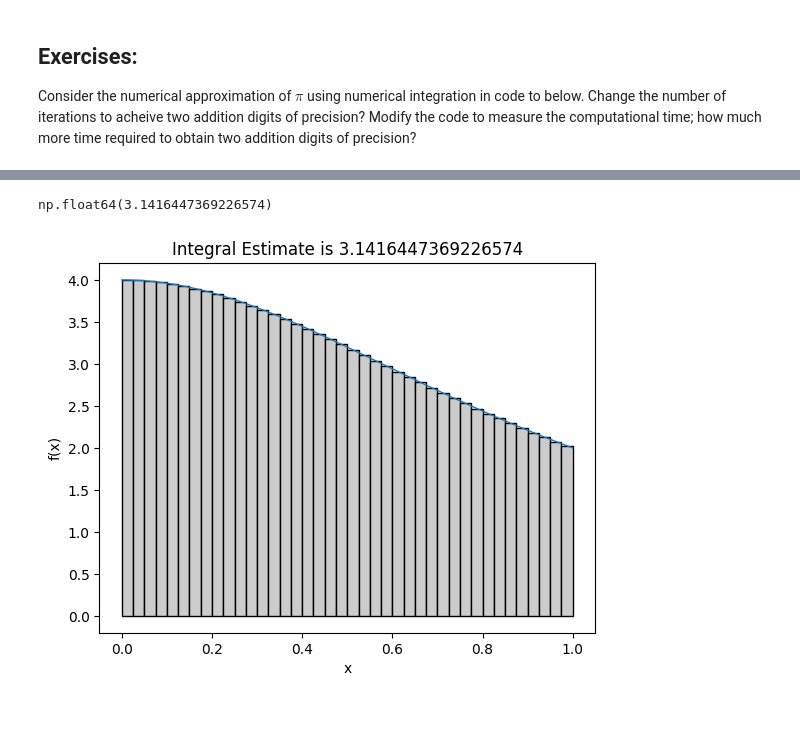
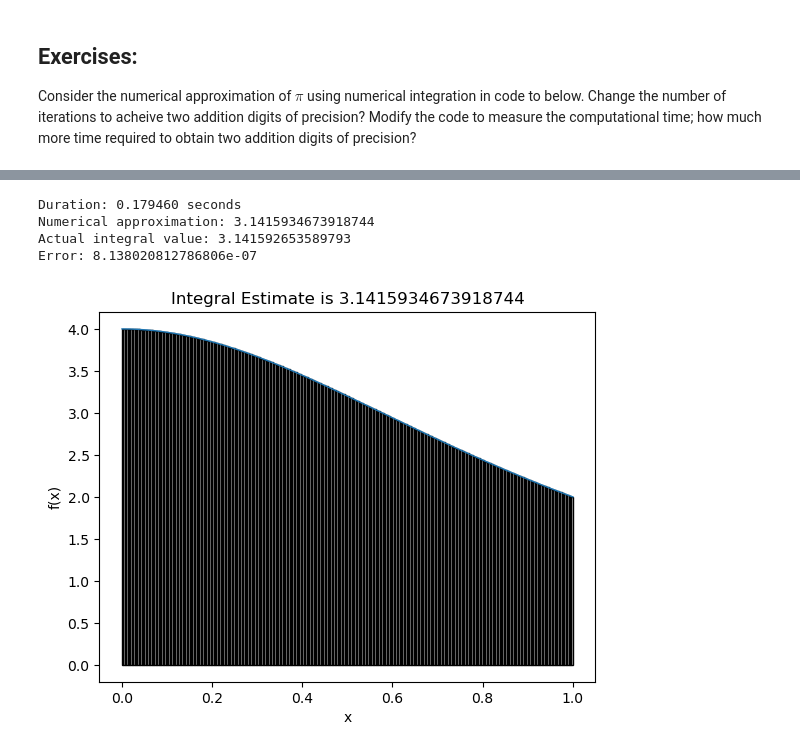
Before and after one commit to pleyva2004/Numerical-Linear-Algebra, a Jupyter notebook: python_tutorial-new.ipynb, the cells around one changed output, grey strips where cells are left out. Drawn from its saved outputs; the diff is of its cells as text; code cells hidden in the pictures; blank space fills up the shorter version.

```diff
--- a/python_tutorial-new.ipynb
+++ b/python_tutorial-new.ipynb
@@ -1561,33 +1292,56 @@ def midpoint_rule_graphical(f,a,b,num_intervals,filename):
 
         # Draw rectangles
         poly = plt.Polygon(verts, facecolor='0.8', edgecolor='k')
         ax.add_patch(poly)
 
         # Incrememnt counter
         count += 1
     # y = f(x)
 
     # Draw smooth line for f
     smooth_x = np.linspace(a,b,10000)
     smooth_y = f(smooth_x)
     plt.plot(smooth_x, smooth_y, linewidth=1)
 
     # Add labels and title
     plt.xlabel("x")
     plt.ylabel("f(x)")
     plt.title("Integral Estimate is " + str(integral*dx))
 
     # Save figure
     plt.savefig(filename)
 
     # Return approximation for integral
     return integral*dx
 
+
 # Call function
 
+import time
+
+start_time = time.perf_counter()
+
 f = lambda t: 4./(1.+t*t)
-midpoint_rule_graphical(f,0.,1.,40,'C4_fig7.pdf')
+my_pi = midpoint_rule_graphical(f,0.,1.,320,'C4_fig7.pdf')
 #midpoint_rule_graphical(np.sin,0,2*np.pi,40,'C4_fig7.pdf')
+np.abs(my_pi - np.pi)
+
+end_time = time.perf_counter()
+
+duration = end_time - start_time
+print(f"Duration: {duration:.6f} seconds")  # Show more decimal places
+
+# Compute the actual integral analytically for comparison
+# For f(t) = 4/(1+t²), the antiderivative is 4*arctan(t)
+# So integral from 0 to 1 is 4*arctan(1) - 4*arctan(0) = 4*(π/4) - 4*0 = π
+
+actual_integral = 4 * np.arctan(1) - 4 * np.arctan(0)
+print(f"Numerical approximation: {my_pi}")
+print(f"Actual integral value: {actual_integral}")
+print(f"Error: {np.abs(my_pi - actual_integral)}")
 # %% [output]
-np.float64(3.1416447369226574)
+Duration: 0.179460 seconds
+Numerical approximation: 3.1415934673918744
+Actual integral value: 3.141592653589793
+Error: 8.138020812786806e-07
-[figure, old version]
+[figure, new version]
```
Also changed, not shown: parts of 88 cells of this notebook, 8 other files.
